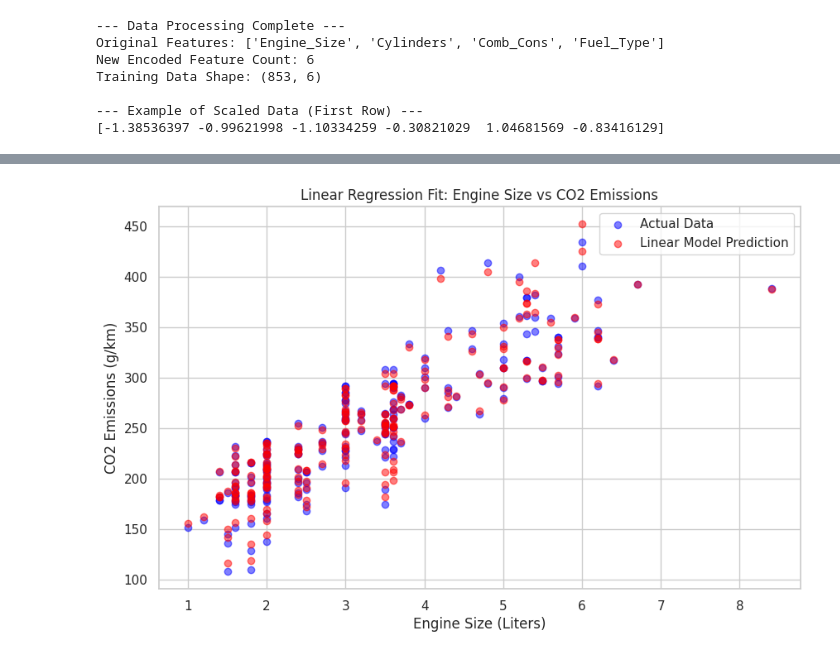
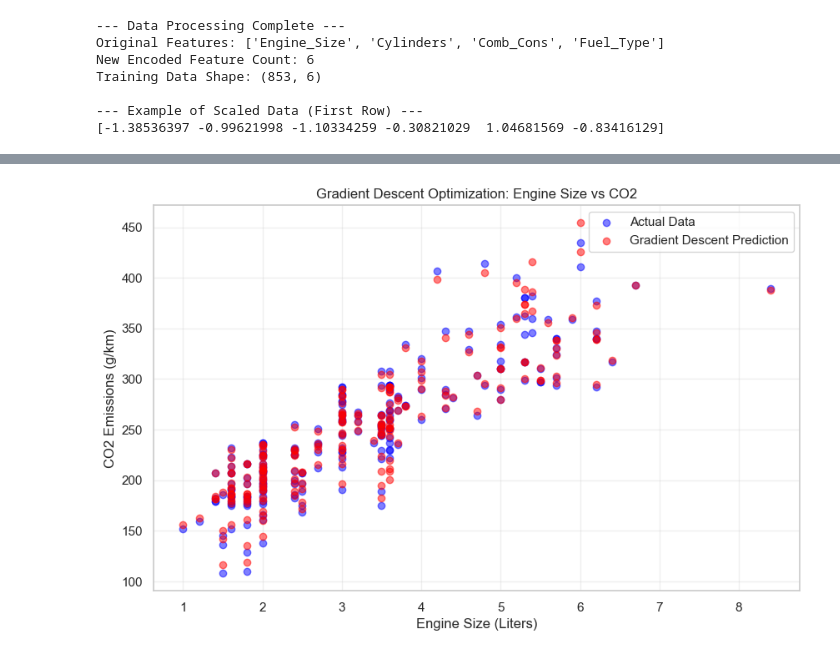
Before and after one commit to Dushimepaulette1/linear_regression_model, a Jupyter notebook: summative/linear_regression/multivariate.ipynb, the cells around one changed output, grey strips where cells are left out. Drawn from its saved outputs; the diff is of its cells as text; code cells hidden in the pictures.

```diff
--- a/summative/linear_regression/multivariate.ipynb
+++ b/summative/linear_regression/multivariate.ipynb
@@ -3,12 +3,10 @@ import pandas as pd
 import numpy as np
 import matplotlib.pyplot as plt
 import seaborn as sns
+# loading the dataset
+data = pd.read_csv("content/FuelConsumptionCo2.csv")
 
-# 1. Load the Dataset (New Stable Link)
-# This link comes from an IBM Machine Learning course and is very stable.
-data = pd.read_csv("/content/FuelConsumptionCo2.csv")
-
-# 2. Clean up column names (Make them easier to type)
+# 2. Cleaning up column names
 data.rename(columns={
     'MODELYEAR': 'Year',
     'MAKE': 'Make',
@@ -25,7 +23,7 @@ data.rename(columns={
     'CO2EMISSIONS': 'CO2_Emissions'
 }, inplace=True)
 
-# 3. Show the Data
+# showing the dataset structure
 print(f"Dataset Shape: {data.shape}")
 print("--- First 5 Rows ---")
 print(data.head())
@@ -198,21 +227,25 @@ print("✅ Best Model, Scaler, and Columns have been saved successfully.")
 # %%
-# We need to visualize how the Linear Regression model "sees" the data
-# We'll pick 'Engine_Size' because it had the highest correlation (0.9)
+# VISUALIZING THE GRADIENT DESCENT MODEL
 
+# Generating predictions using the Gradient Descent model (sgd_reg)
+# I used the scaled data for the model to understand it
+y_pred_sgd = sgd_reg.predict(X_test_scaled)
+
+# Plotting the results
 plt.figure(figsize=(10, 6))
 
-# 1. Plot the Real Data (Blue Dots)
-# We use the original X_test data (before scaling) just for plotting so the x-axis makes sense
+# Plotting the Real Data (Blue Dots)
+# I used the original 'Engine_Size' column for the X-axis so the numbers (1.0 - 8.0) make sense
 plt.scatter(X_test['Engine_Size'], y_test, color='blue', alpha=0.5, label='Actual Data')
 
-# 2. Plot the Linear Regression Prediction (Red Line)
-# We use the linear model we trained in the previous cell
-plt.scatter(X_test['Engine_Size'], pred_linear, color='red', alpha=0.5, label='Linear Model Prediction')
+# Plotting the SGD Model's Prediction (Red Dots/Line)
+plt.scatter(X_test['Engine_Size'], y_pred_sgd, color='red', alpha=0.5, label='Gradient Descent Prediction')
 
-plt.title('Linear Regression Fit: Engine Size vs CO2 Emissions')
+plt.title('Gradient Descent Optimization: Engine Size vs CO2')
 plt.xlabel('Engine Size (Liters)')
 plt.ylabel('CO2 Emissions (g/km)')
 plt.legend()
+plt.grid(True, alpha=0.3)
 plt.show()
 # %% [output]
-[figure, old version]
+[figure, new version]
```
Also changed, not shown: parts of 4 cells of this notebook, 4 other files.
